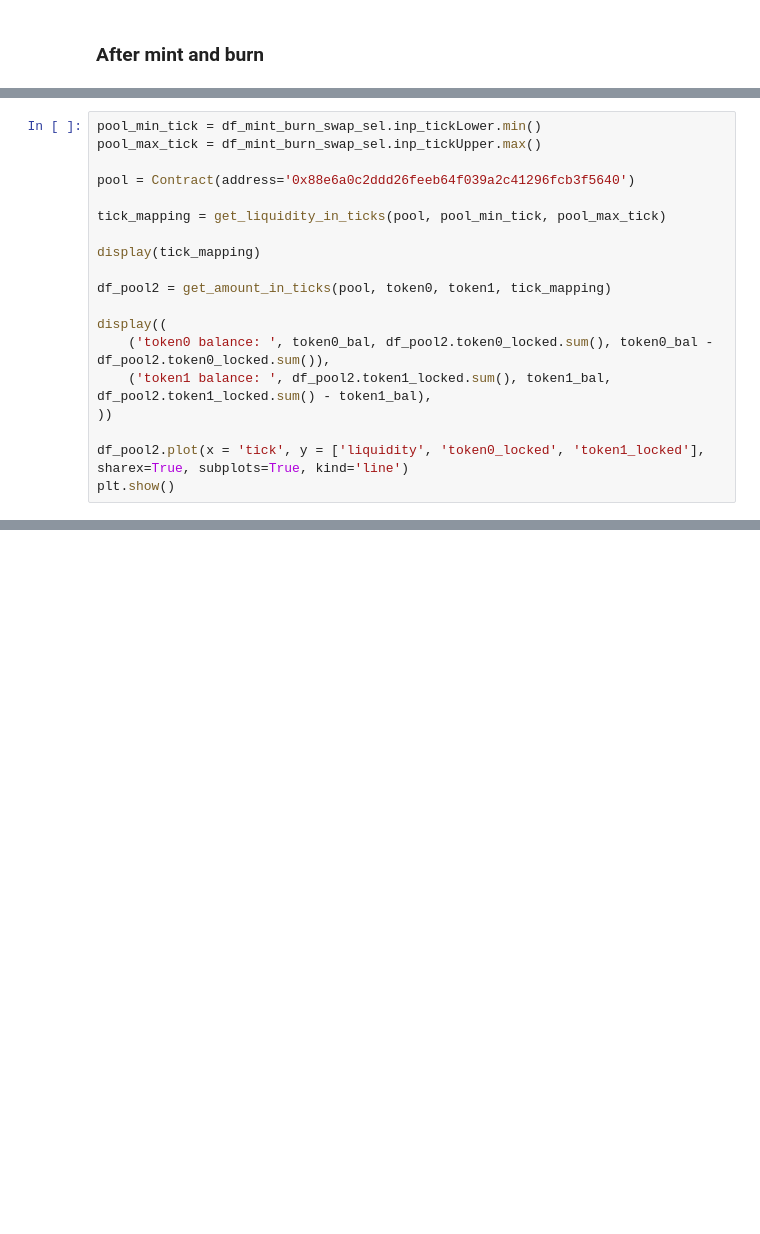
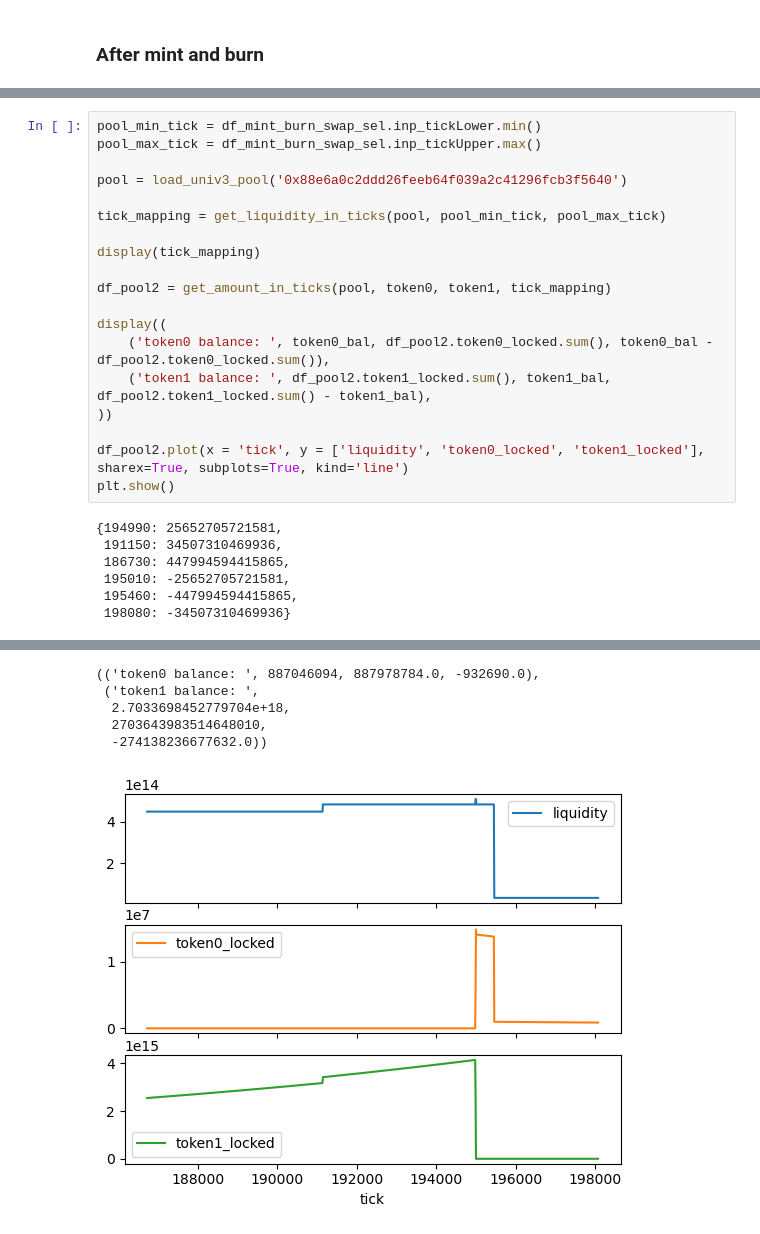
Before and after one commit to credmark/credmark-models-notebook, a Jupyter notebook: uniswap/v3-liquidity.ipynb, the cells around one changed output, grey strips where cells are left out. Drawn from its saved outputs; the diff is of its cells as text; blank space fills up the shorter version.

```diff
--- a/uniswap/v3-liquidity.ipynb
+++ b/uniswap/v3-liquidity.ipynb
@@ -459,7 +703,7 @@ df_mint_burn_swap_sel
 pool_min_tick = df_mint_burn_swap_sel.inp_tickLower.min()
 pool_max_tick = df_mint_burn_swap_sel.inp_tickUpper.max()
 
-pool = Contract(address='0x88e6a0c2ddd26feeb64f039a2c41296fcb3f5640')
+pool = load_univ3_pool('0x88e6a0c2ddd26feeb64f039a2c41296fcb3f5640')
 
 tick_mapping = get_liquidity_in_ticks(pool, pool_min_tick, pool_max_tick)
 
@@ -474,3 +718,10 @@ display((
 
 df_pool2.plot(x = 'tick', y = ['liquidity', 'token0_locked', 'token1_locked'], sharex=True, subplots=True, kind='line')
 plt.show()
+# %% [output]
+{194990: 25652705721581,
+ 191150: 34507310469936,
+ 186730: 447994594415865,
+ 195010: -25652705721581,
+ 195460: -447994594415865,
+ 198080: -34507310469936}
@@ -477,3 +729,9 @@ plt.show()
+(('token0 balance: ', 887046094, 887978784.0, -932690.0),
+ ('token1 balance: ',
+  2.7033698452779704e+18,
+  2703643983514648010,
+  -274138236677632.0))
+[figure, added]
 # %%
 param = {'chain_id': 1,
  'block_number': 12377278,
```
Also changed, not shown: parts of 44 cells of this notebook, 18 other files.
